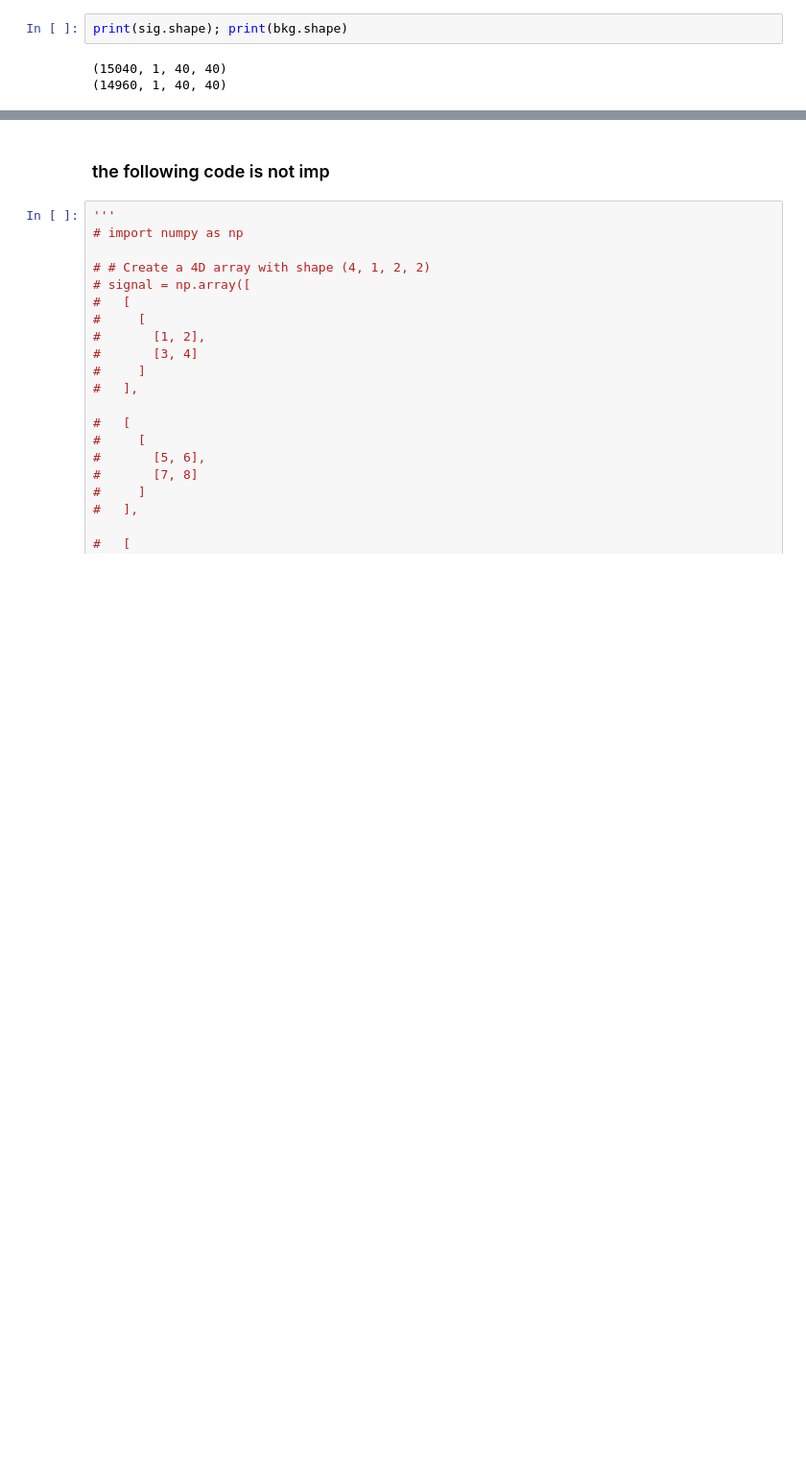
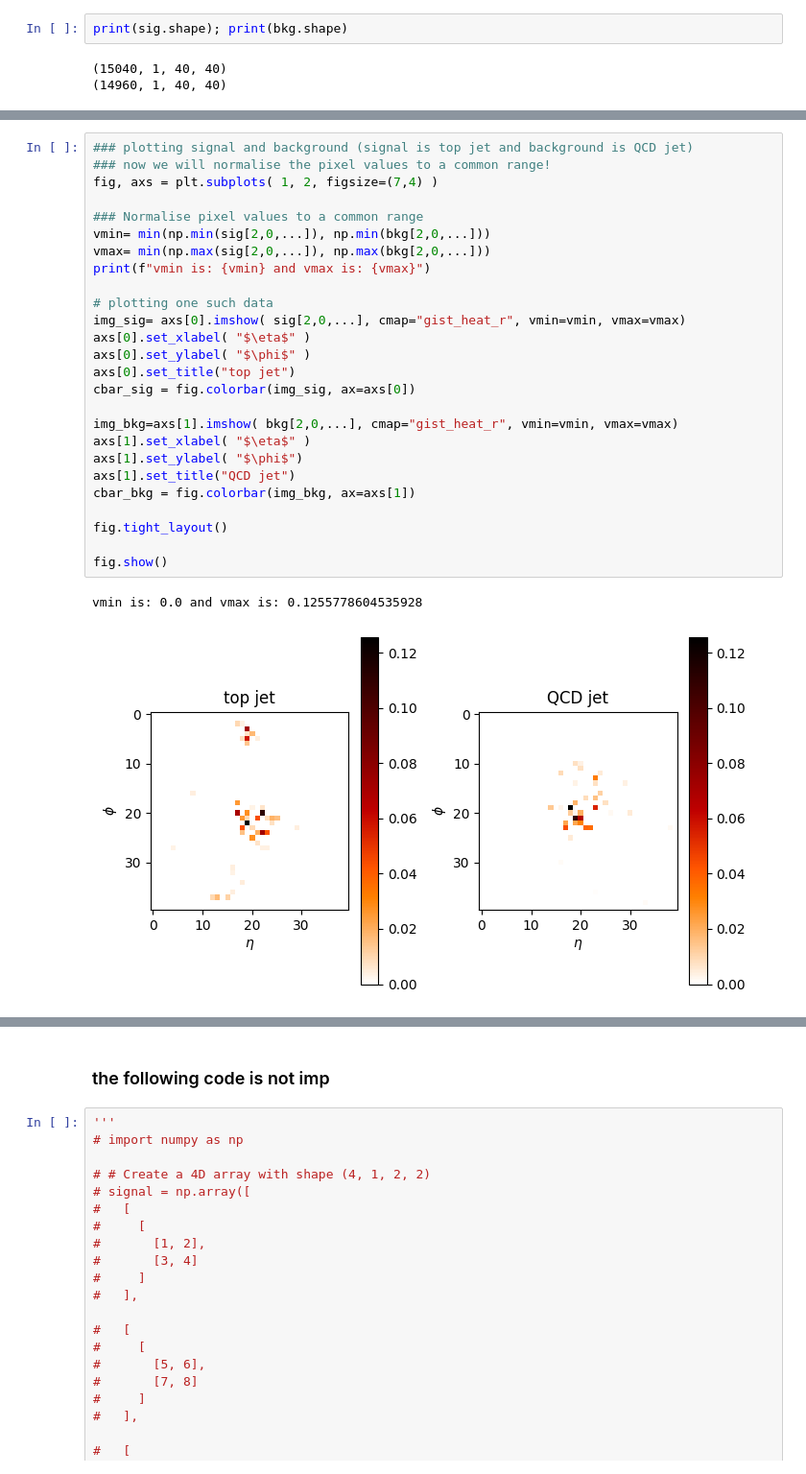
Before and after one commit to neelkanthrawat/mlph2023-Exercises, a Jupyter notebook: sheet08.ipynb, the cells around one changed output, grey strips where cells are left out. Shown at 96% size. Saved outputs shown, nothing was run; the diff lists cells and outputs as text; blank space fills up the shorter version.

```diff
--- a/sheet08.ipynb
+++ b/sheet08.ipynb
@@ -313 +313,30 @@ fig.show()
+# %%
+### plotting signal and background (signal is top jet and background is QCD jet)
+### now we will normalise the pixel values to a common range!
+fig, axs = plt.subplots( 1, 2, figsize=(7,4) )
+
+### Normalise pixel values to a common range
+vmin= min(np.min(sig[2,0,...]), np.min(bkg[2,0,...]))
+vmax= min(np.max(sig[2,0,...]), np.max(bkg[2,0,...]))
+print(f"vmin is: {vmin} and vmax is: {vmax}")
+
+# plotting one such data
+img_sig= axs[0].imshow( sig[2,0,...], cmap="gist_heat_r", vmin=vmin, vmax=vmax)
+axs[0].set_xlabel( "$\eta$" )
+axs[0].set_ylabel( "$\phi$" )
+axs[0].set_title("top jet")
+cbar_sig = fig.colorbar(img_sig, ax=axs[0])
+
+img_bkg=axs[1].imshow( bkg[2,0,...], cmap="gist_heat_r", vmin=vmin, vmax=vmax)
+axs[1].set_xlabel( "$\eta$" )
+axs[1].set_ylabel( "$\phi$")
+axs[1].set_title("QCD jet")
+cbar_bkg = fig.colorbar(img_bkg, ax=axs[1])
+
+fig.tight_layout()
+
+fig.show()
+# %% [output]
+vmin is: 0.0 and vmax is: 0.1255778604535928
+[figure, added]
 # %%
```
Also changed, not shown: parts of 32 cells of this notebook.
